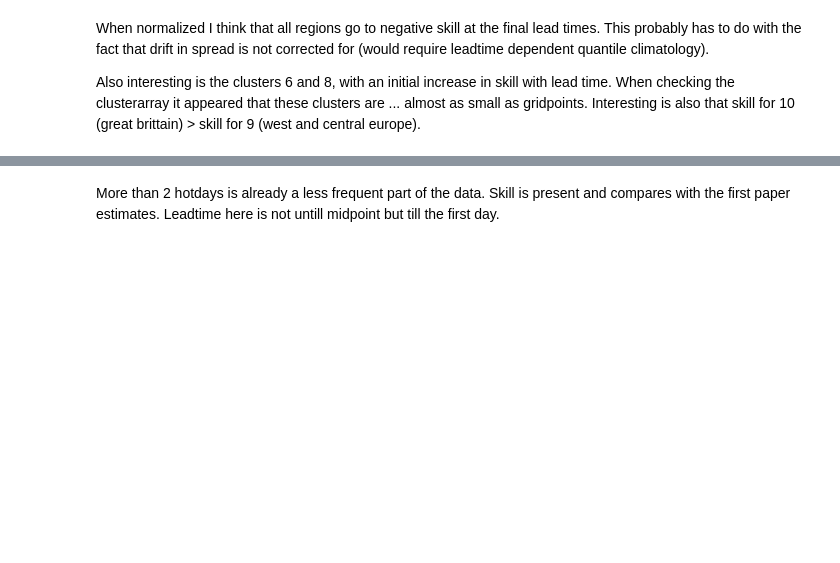
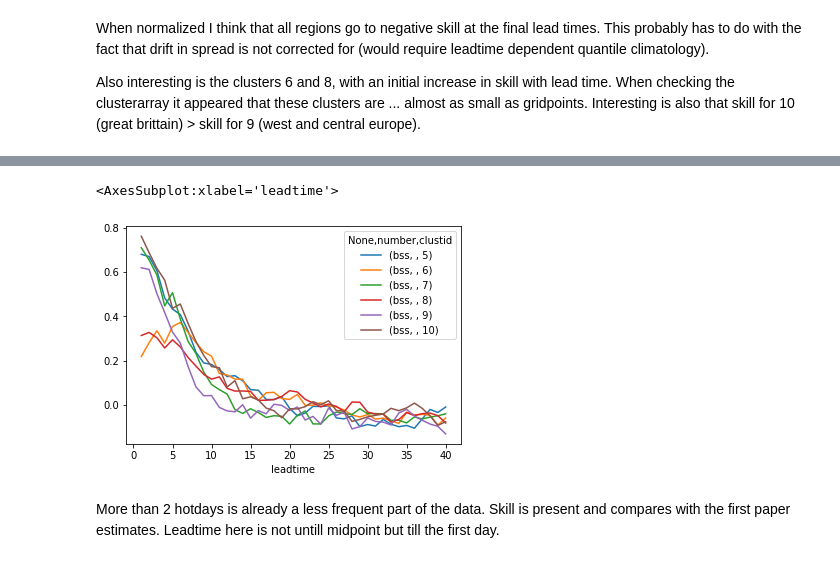
Before and after one commit to chiemvs/SubSeas, a Jupyter notebook: Check_hotdays.ipynb, the cells around one changed output, grey strips where cells are left out. Cells and saved outputs as stored; diff of their text form; code cells hidden in the pictures; blank space fills up the shorter version.

```diff
--- a/Check_hotdays.ipynb
+++ b/Check_hotdays.ipynb
@@ -144,5 +117,0 @@ test['bss'].plot()
-# %%
-for threshold in [2,3,4,5]:
-    test = transform_and_bs(df,nday_threshold=threshold)
-    test = test.groupby(['clustid','leadtime']).mean().unstack(0)
-    test['bss'].plot(title = f'BSS, hotdays >= {threshold}')
@@ -154,3 +118,8 @@ for threshold in [2,3,4,5]:
+# %%
+test.sort_index(axis = 1).loc[:,('bss',slice(None),slice(5,10))].plot()
+# %% [output]
+<AxesSubplot:xlabel='leadtime'>
+[figure, added]
 # %% [markdown]
 More than 2 hotdays is already a less frequent part of the data. Skill is present and compares with the first paper estimates. Leadtime here is not untill midpoint but till the first day.
 # %%
```
Also changed, not shown: parts of 15 cells of this notebook, 2 other files.
